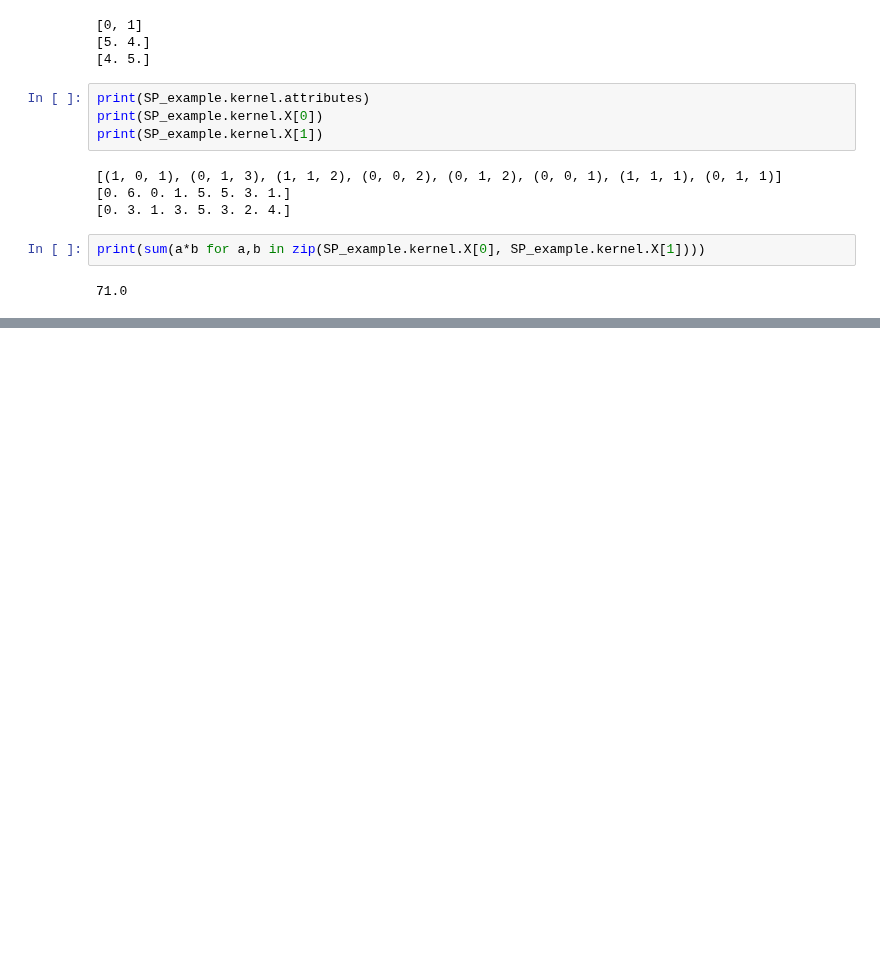
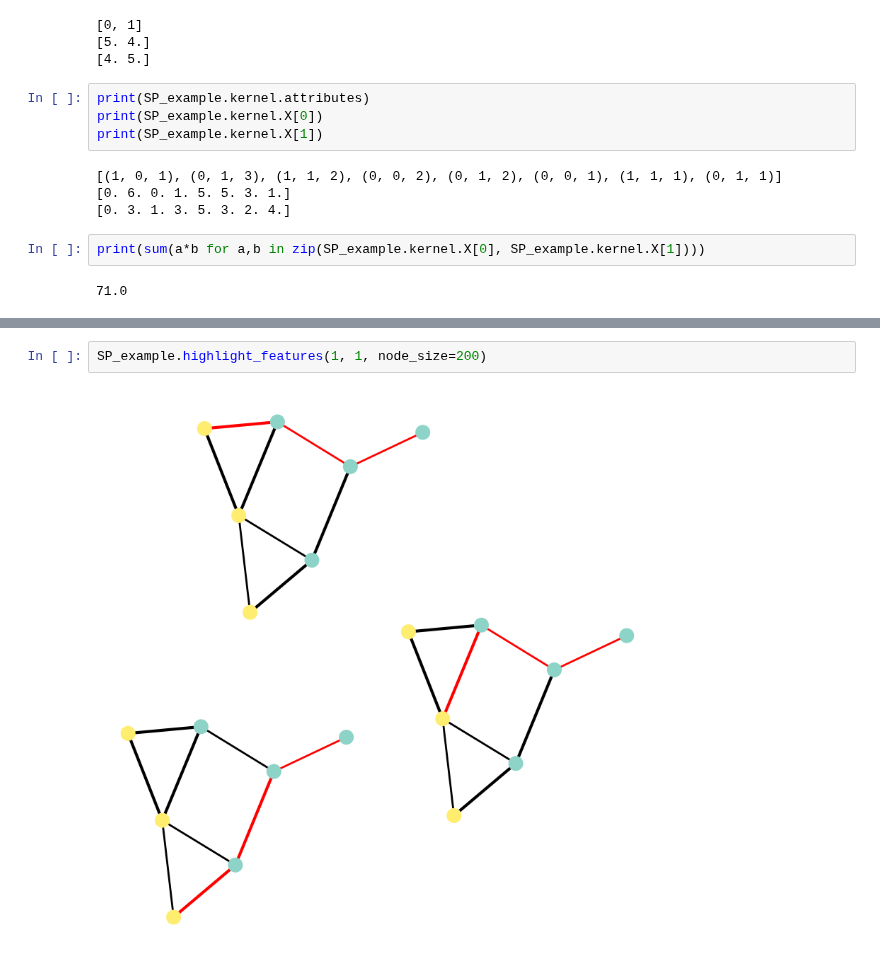
Before and after one commit to congrendai/MSc_Individual_Project, a Jupyter notebook: background.ipynb, the cells around one changed output, grey strips where cells are left out. Drawn from its saved outputs; the diff is of its cells as text; blank space fills up the shorter version.

```diff
--- a/background.ipynb
+++ b/background.ipynb
@@ -79,0 +81,4 @@ nx.draw(GL_example.dataset.G.subgraph((1, 2, 3, 4)))
+# %%
+SP_example.highlight_features(1, 1, node_size=200)
+# %% [output]
+[figure, added]
```
Also changed, not shown: parts of 7 cells of this notebook, 2 other files.
